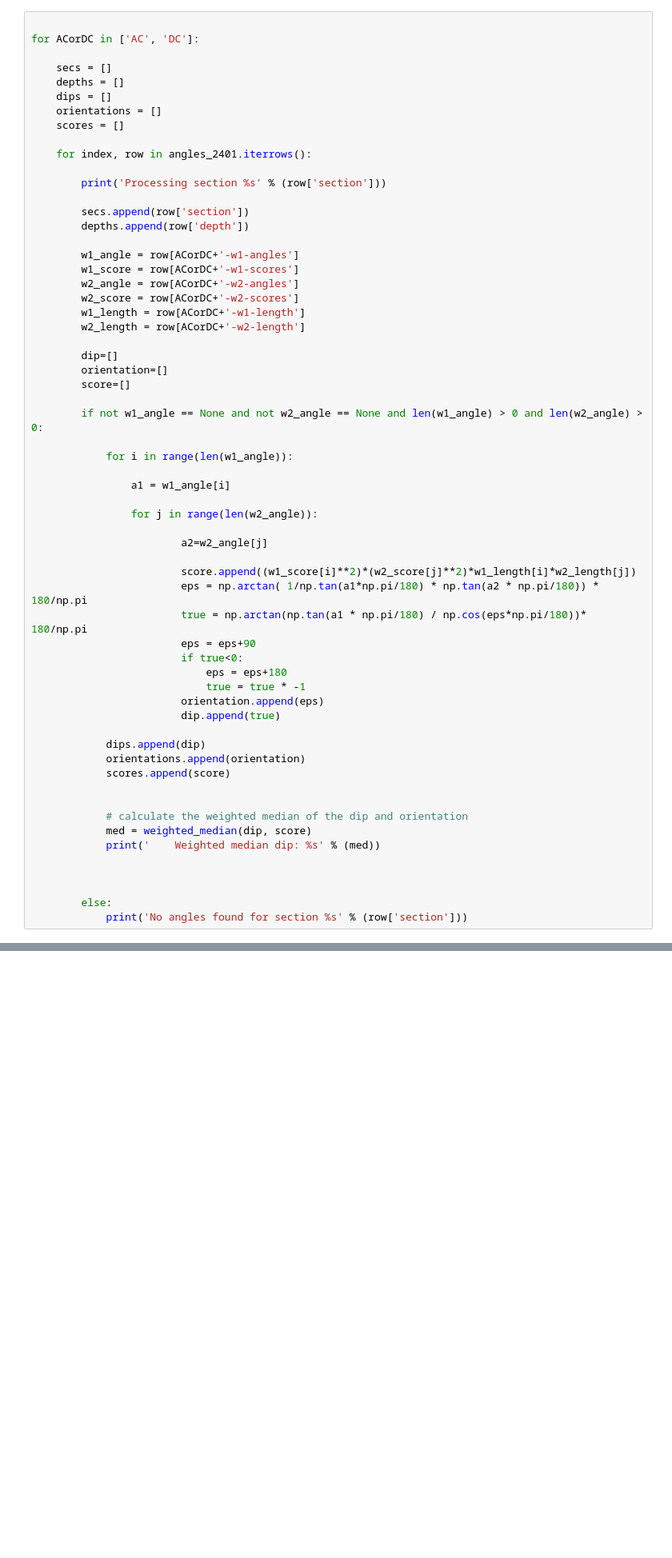
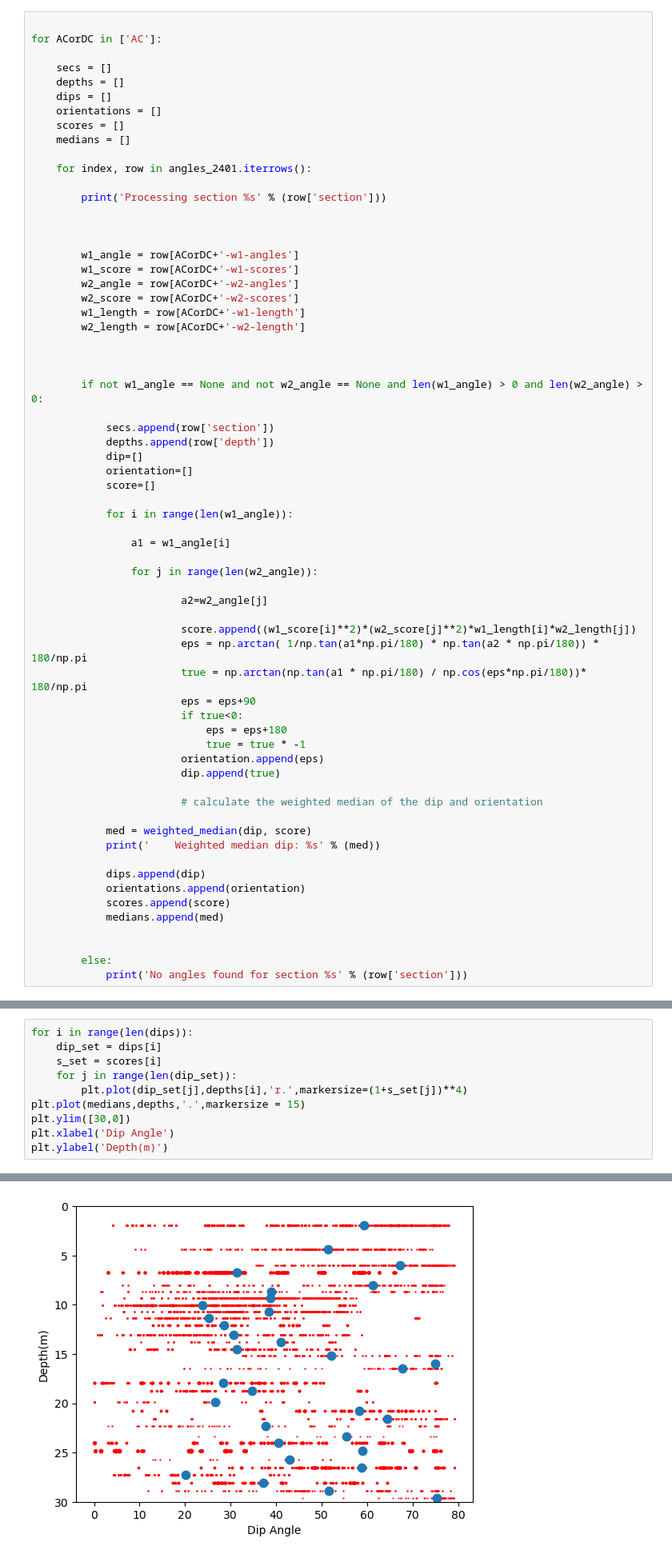
Before and after one commit to liamkirkpatrick/ECM-datascripts, a Jupyter notebook: python_scripts/cul-de-sac/true_orientation.ipynb, the cells around one changed output, grey strips where cells are left out. Shown at 80% size. Drawn from its saved outputs; the diff is of its cells as text; blank space fills up the shorter version.

Commit message:
working towards a working analysis of dip angle in ALHIC2401 - still a work in progress but an early plot in truedip_2401.ipynb

```diff
--- a/python_scripts/cul-de-sac/true_orientation.ipynb
+++ b/python_scripts/cul-de-sac/true_orientation.ipynb
@@ -67,20 +70,20 @@ angles_2401.head()
 | 4 | 15 | 9.338848 | [-13.299999999999997, -20.9, -25.... | [0.9625764557521744, 0.9583103859... | [0.4900000000000002, 0.4900000000... | [-43.9, -39.6, -29.09999999999999... | [0.9096987612811548, 0.9114199175... | [0.45000000000000107, 0.450000000... | ... |
 # %%
 
-for ACorDC in ['AC', 'DC']:
+for ACorDC in ['AC']:
 
     secs = []
     depths = []
     dips = []
     orientations = []
     scores = []
+    medians = []
 
     for index, row in angles_2401.iterrows():
 
         print('Processing section %s' % (row['section']))
 
-        secs.append(row['section'])
-        depths.append(row['depth'])
+
 
         w1_angle = row[ACorDC+'-w1-angles']
         w1_score = row[ACorDC+'-w1-scores']
@@ -89,11 +92,15 @@ for ACorDC in ['AC', 'DC']:
         w1_length = row[ACorDC+'-w1-length']
         w2_length = row[ACorDC+'-w2-length']
 
-        dip=[]
-        orientation=[]
-        score=[]
+
 
         if not w1_angle == None and not w2_angle == None and len(w1_angle) > 0 and len(w2_angle) > 0:
+
+            secs.append(row['section'])
+            depths.append(row['depth'])
+            dip=[]
+            orientation=[]
+            score=[]
 
             for i in range(len(w1_angle)):
 
@@ -113,15 +120,15 @@ for ACorDC in ['AC', 'DC']:
                         orientation.append(eps)
                         dip.append(true)
 
+                        # calculate the weighted median of the dip and orientation
+
+            med = weighted_median(dip, score)
+            print('    Weighted median dip: %s' % (med))
+
             dips.append(dip)
             orientations.append(orientation)
             scores.append(score)
-
-
-            # calculate the weighted median of the dip and orientation
-            med = weighted_median(dip, score)
-            print('    Weighted median dip: %s' % (med))
-
+            medians.append(med)
 
 
         else:
@@ -137,0 +174,11 @@ No angles found for section 45
+# %%
+for i in range(len(dips)):
+    dip_set = dips[i]
+    s_set = scores[i]
+    for j in range(len(dip_set)):
+        plt.plot(dip_set[j],depths[i],'r.',markersize=(1+s_set[j])**4)
+plt.plot(medians,depths,'.',markersize = 15)
+plt.ylim([30,0])
+plt.xlabel('Dip Angle')
+plt.ylabel('Depth(m)')
+# %% [output]
@@ -138 +186,2 @@ No angles found for section 45
+[figure, added]
 # %%
```
Also changed, not shown: parts of 6 cells of this notebook, 7 other files.
